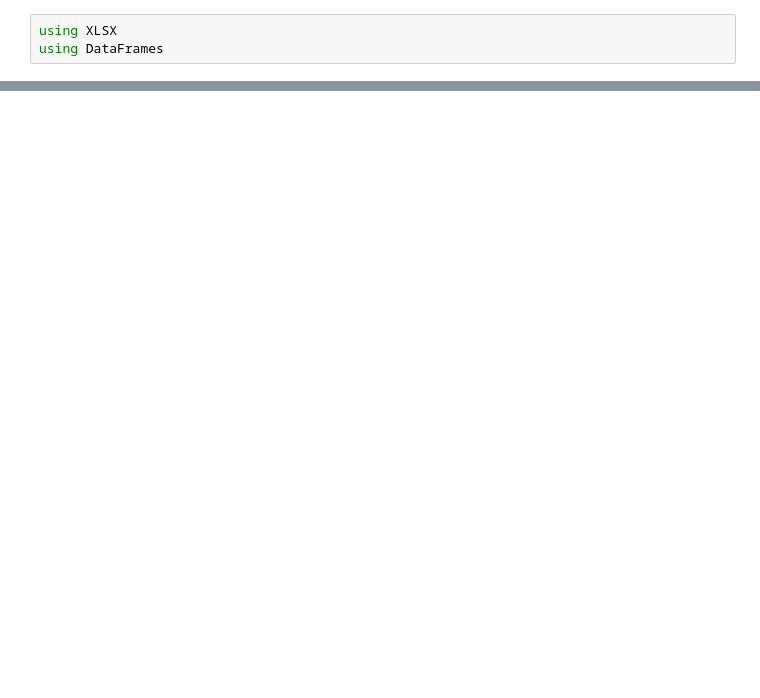
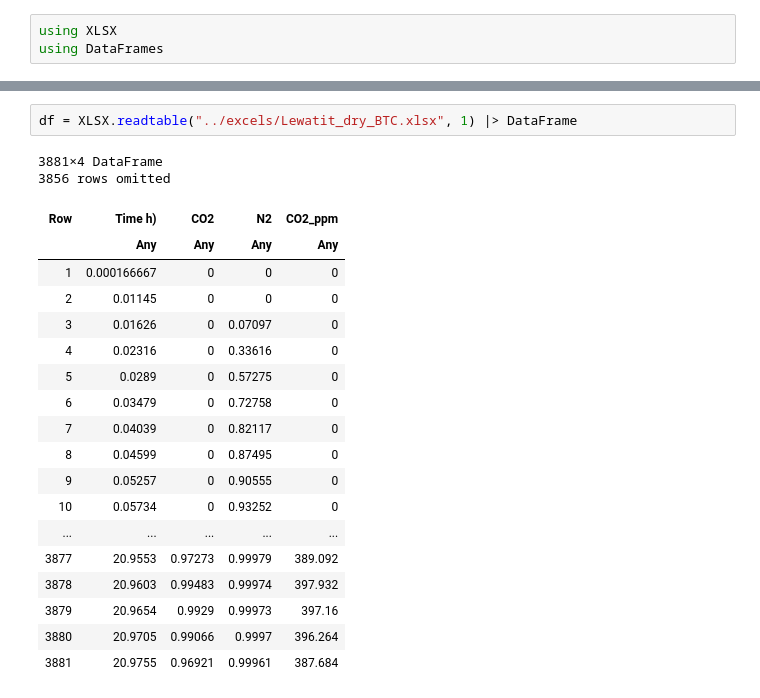
Before and after one commit to shivang57721/adsorption_process, a Jupyter notebook: notebooks/tests.ipynb, the cells around one changed output, grey strips where cells are left out. Drawn from its saved outputs; the diff is of its cells as text; blank space fills up the shorter version.

```diff
--- a/notebooks/tests.ipynb
+++ b/notebooks/tests.ipynb
@@ -18,0 +131,23 @@ title!("Concentration of CO₂ at the end of the column")
+# %%
+df = XLSX.readtable("../excels/Lewatit_dry_BTC.xlsx", 1) |> DataFrame
+# %% [output]
+3881×4 DataFrame
+3856 rows omitted
+| Row | Time h) | CO2 | N2 | CO2_ppm |
+|  | Any | Any | Any | Any |
+| 1 | 0.000166667 | 0 | 0 | 0 |
+| 2 | 0.01145 | 0 | 0 | 0 |
+| 3 | 0.01626 | 0 | 0.07097 | 0 |
+| 4 | 0.02316 | 0 | 0.33616 | 0 |
+| 5 | 0.0289 | 0 | 0.57275 | 0 |
+| 6 | 0.03479 | 0 | 0.72758 | 0 |
+| 7 | 0.04039 | 0 | 0.82117 | 0 |
+| 8 | 0.04599 | 0 | 0.87495 | 0 |
+| 9 | 0.05257 | 0 | 0.90555 | 0 |
+| 10 | 0.05734 | 0 | 0.93252 | 0 |
+| ... | ... | ... | ... | ... |
+| 3877 | 20.9553 | 0.97273 | 0.99979 | 389.092 |
+| 3878 | 20.9603 | 0.99483 | 0.99974 | 397.932 |
+| 3879 | 20.9654 | 0.9929 | 0.99973 | 397.16 |
+| 3880 | 20.9705 | 0.99066 | 0.9997 | 396.264 |
+| 3881 | 20.9755 | 0.96921 | 0.99961 | 387.684 |
```
Also changed, not shown: parts of 7 cells of this notebook, 4 other files.
